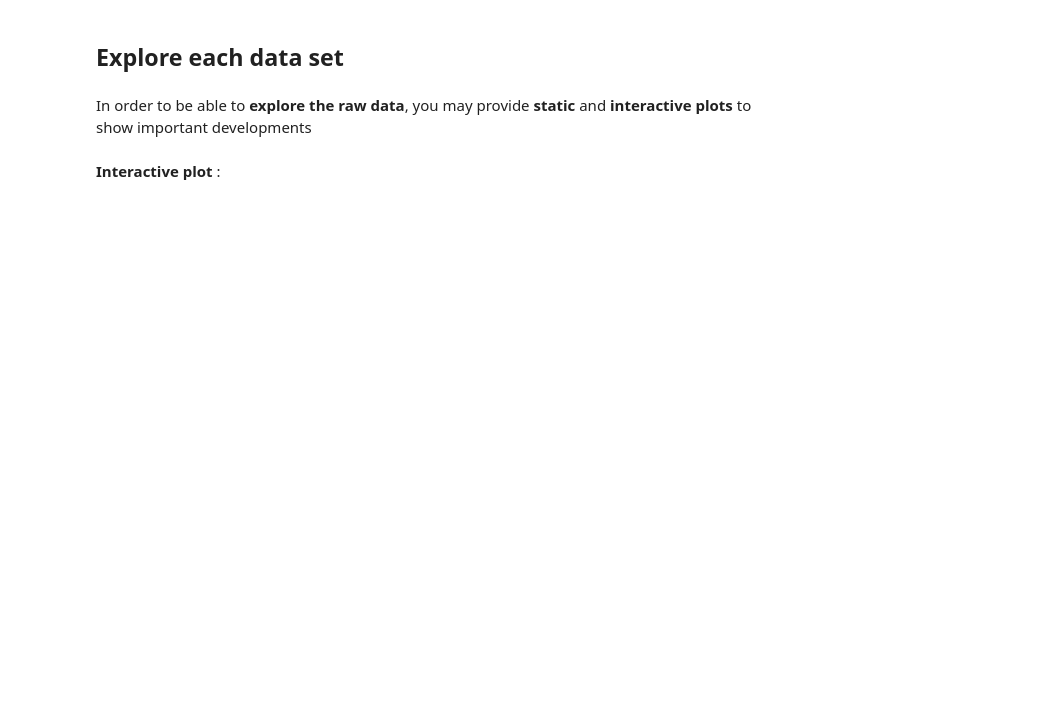
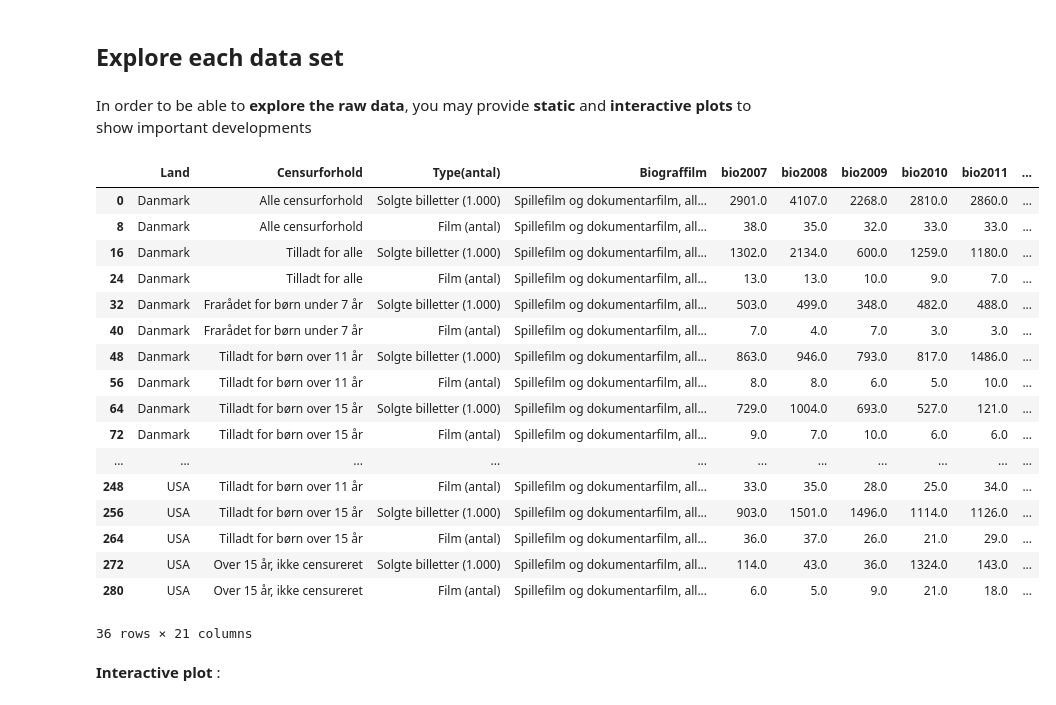
Before and after one commit to NumEconCopenhagen/projects-2024-anna-signe-og-klara, a Jupyter notebook: dataproject/dataproject.ipynb, the cells around one changed output. Saved outputs shown, nothing was run; the diff lists cells and outputs as text; code cells hidden in the pictures; blank space fills up the shorter version.

```diff
--- a/dataproject/dataproject.ipynb
+++ b/dataproject/dataproject.ipynb
@@ -98,6 +109,27 @@ bio.head(10)
 ## Explore each data set
 # %% [markdown]
 In order to be able to **explore the raw data**, you may provide **static** and **interactive plots** to show important developments
+# %%
+bio.loc[bio.Biograffilm == 'Spillefilm og dokumentarfilm, alle målgrupper']
+# %% [output]
+|  | Land | Censurforhold | Type(antal) | Biograffilm | bio2007 | bio2008 | bio2009 | bio2010 | bio2011 | ... |
+| 0 | Danmark | Alle censurforhold | Solgte billetter (1.000) | Spillefilm og dokumentarfilm, all... | 2901.0 | 4107.0 | 2268.0 | 2810.0 | 2860.0 | ... |
+| 8 | Danmark | Alle censurforhold | Film (antal) | Spillefilm og dokumentarfilm, all... | 38.0 | 35.0 | 32.0 | 33.0 | 33.0 | ... |
+| 16 | Danmark | Tilladt for alle | Solgte billetter (1.000) | Spillefilm og dokumentarfilm, all... | 1302.0 | 2134.0 | 600.0 | 1259.0 | 1180.0 | ... |
+| 24 | Danmark | Tilladt for alle | Film (antal) | Spillefilm og dokumentarfilm, all... | 13.0 | 13.0 | 10.0 | 9.0 | 7.0 | ... |
+| 32 | Danmark | Frarådet for børn under 7 år | Solgte billetter (1.000) | Spillefilm og dokumentarfilm, all... | 503.0 | 499.0 | 348.0 | 482.0 | 488.0 | ... |
+| 40 | Danmark | Frarådet for børn under 7 år | Film (antal) | Spillefilm og dokumentarfilm, all... | 7.0 | 4.0 | 7.0 | 3.0 | 3.0 | ... |
+| 48 | Danmark | Tilladt for børn over 11 år | Solgte billetter (1.000) | Spillefilm og dokumentarfilm, all... | 863.0 | 946.0 | 793.0 | 817.0 | 1486.0 | ... |
+| 56 | Danmark | Tilladt for børn over 11 år | Film (antal) | Spillefilm og dokumentarfilm, all... | 8.0 | 8.0 | 6.0 | 5.0 | 10.0 | ... |
+| 64 | Danmark | Tilladt for børn over 15 år | Solgte billetter (1.000) | Spillefilm og dokumentarfilm, all... | 729.0 | 1004.0 | 693.0 | 527.0 | 121.0 | ... |
+| 72 | Danmark | Tilladt for børn over 15 år | Film (antal) | Spillefilm og dokumentarfilm, all... | 9.0 | 7.0 | 10.0 | 6.0 | 6.0 | ... |
+| ... | ... | ... | ... | ... | ... | ... | ... | ... | ... | ... |
+| 248 | USA | Tilladt for børn over 11 år | Film (antal) | Spillefilm og dokumentarfilm, all... | 33.0 | 35.0 | 28.0 | 25.0 | 34.0 | ... |
+| 256 | USA | Tilladt for børn over 15 år | Solgte billetter (1.000) | Spillefilm og dokumentarfilm, all... | 903.0 | 1501.0 | 1496.0 | 1114.0 | 1126.0 | ... |
+| 264 | USA | Tilladt for børn over 15 år | Film (antal) | Spillefilm og dokumentarfilm, all... | 36.0 | 37.0 | 26.0 | 21.0 | 29.0 | ... |
+| 272 | USA | Over 15 år, ikke censureret | Solgte billetter (1.000) | Spillefilm og dokumentarfilm, all... | 114.0 | 43.0 | 36.0 | 1324.0 | 143.0 | ... |
+| 280 | USA | Over 15 år, ikke censureret | Film (antal) | Spillefilm og dokumentarfilm, all... | 6.0 | 5.0 | 9.0 | 21.0 | 18.0 | ... |
+36 rows × 21 columns
 # %% [markdown]
 **Interactive plot** :
 # %%
```
Also changed, not shown: parts of 3 cells of this notebook.
